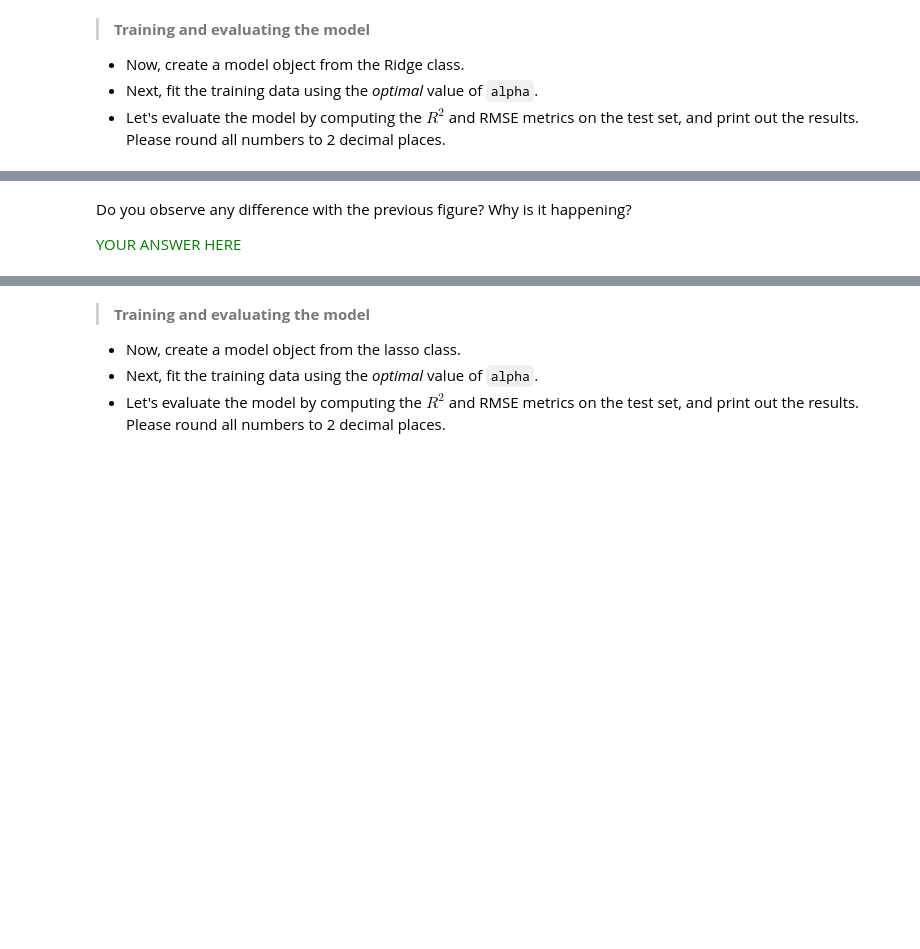
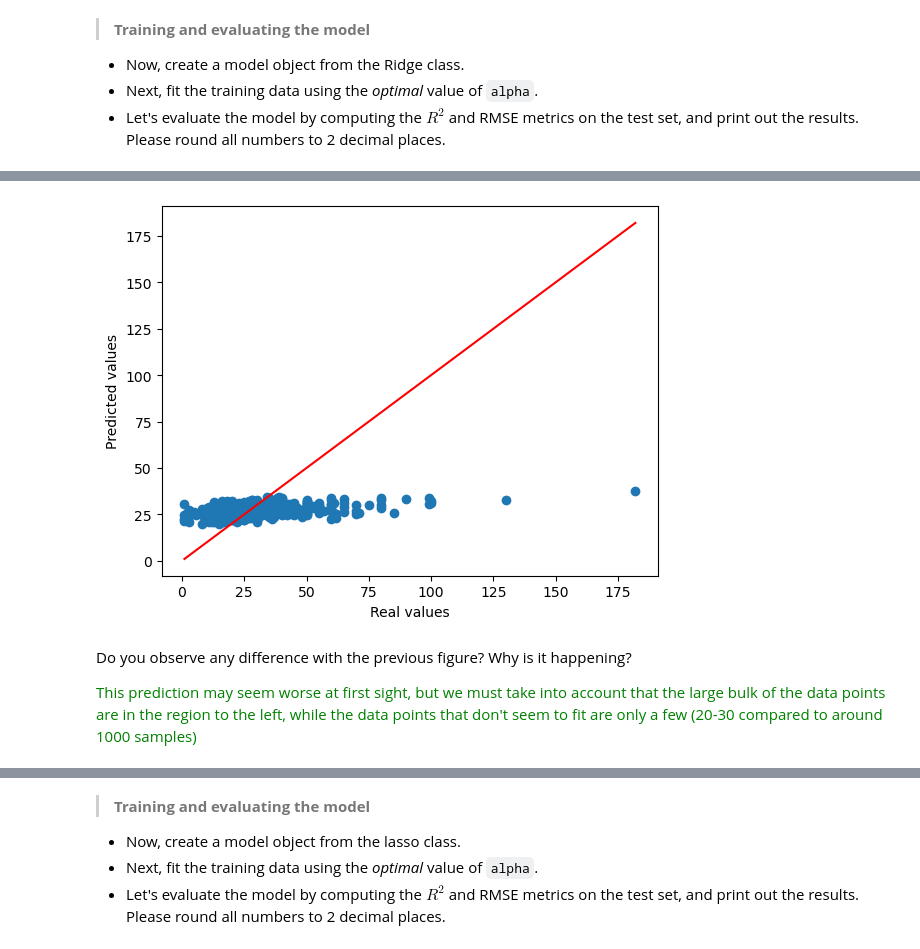
Before and after one commit to alonso-herreros/uni-mtde-lab1, a Jupyter notebook: Lab_regression_student_24_25.ipynb, the cells around one changed output, grey strips where cells are left out. Cells and saved outputs as stored; diff of their text form; code cells hidden in the pictures; blank space fills up the shorter version.

```diff
--- a/Lab_regression_student_24_25.ipynb
+++ b/Lab_regression_student_24_25.ipynb
@@ -585,16 +570,18 @@ print('R2 for Ridge regression model is:',r2_ridge)
 # %%
 # Produce a scatter plot with the representation of the real value of the label vs the estimated value with the best value of alpha for the training set.
-s_ridge = ridge_best.predict(X_train_s)
+s_ridge = rro.predict(X_train_s)
 plt.scatter(y_train,s_ridge)
 p1 = max(max(s_ridge), max(y_train))
 p2 = min(min(s_ridge), min(y_train))
 plt.plot([p1, p2], [p1, p2], 'r-')
 plt.xlabel('Real values')
 plt.ylabel('Predicted values')
 plt.show()
+# %% [output]
+[figure, added]
-# %% [markdown]
-Do you observe any difference with the previous figure? Why is it happening?
-
-
-<font color = 'green'> YOUR ANSWER HERE
+# %% [markdown]
+Do you observe any difference with the previous figure? Why is it happening?
+
+
+<font color = 'green'>This prediction may seem worse at first sight, but we must take into account that the large bulk of the data points are in the region to the left, while the data points that don't seem to fit are only a few (20-30 compared to around 1000 samples)</font>
 # %% [markdown]
```
Also changed, not shown: parts of 28 cells of this notebook.
